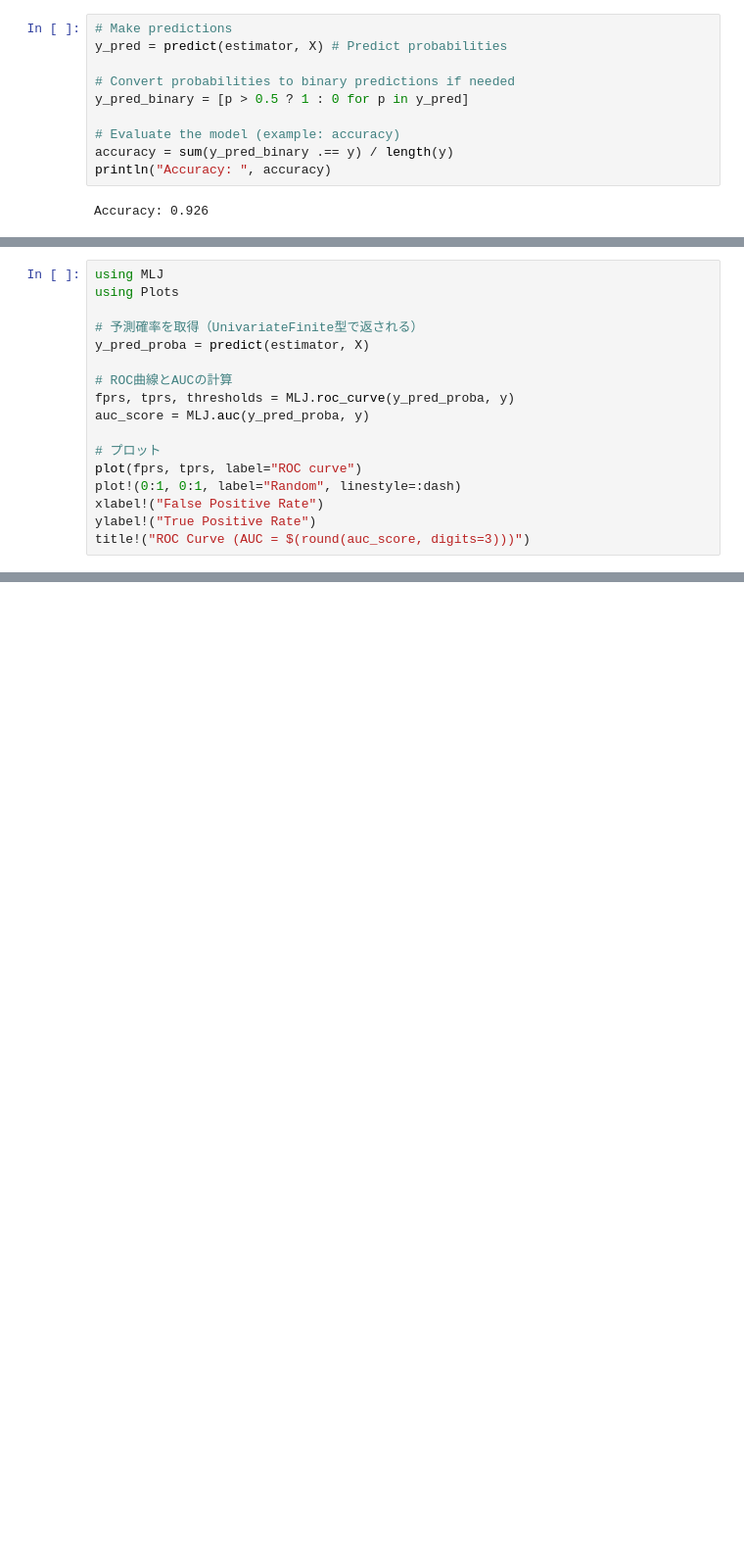
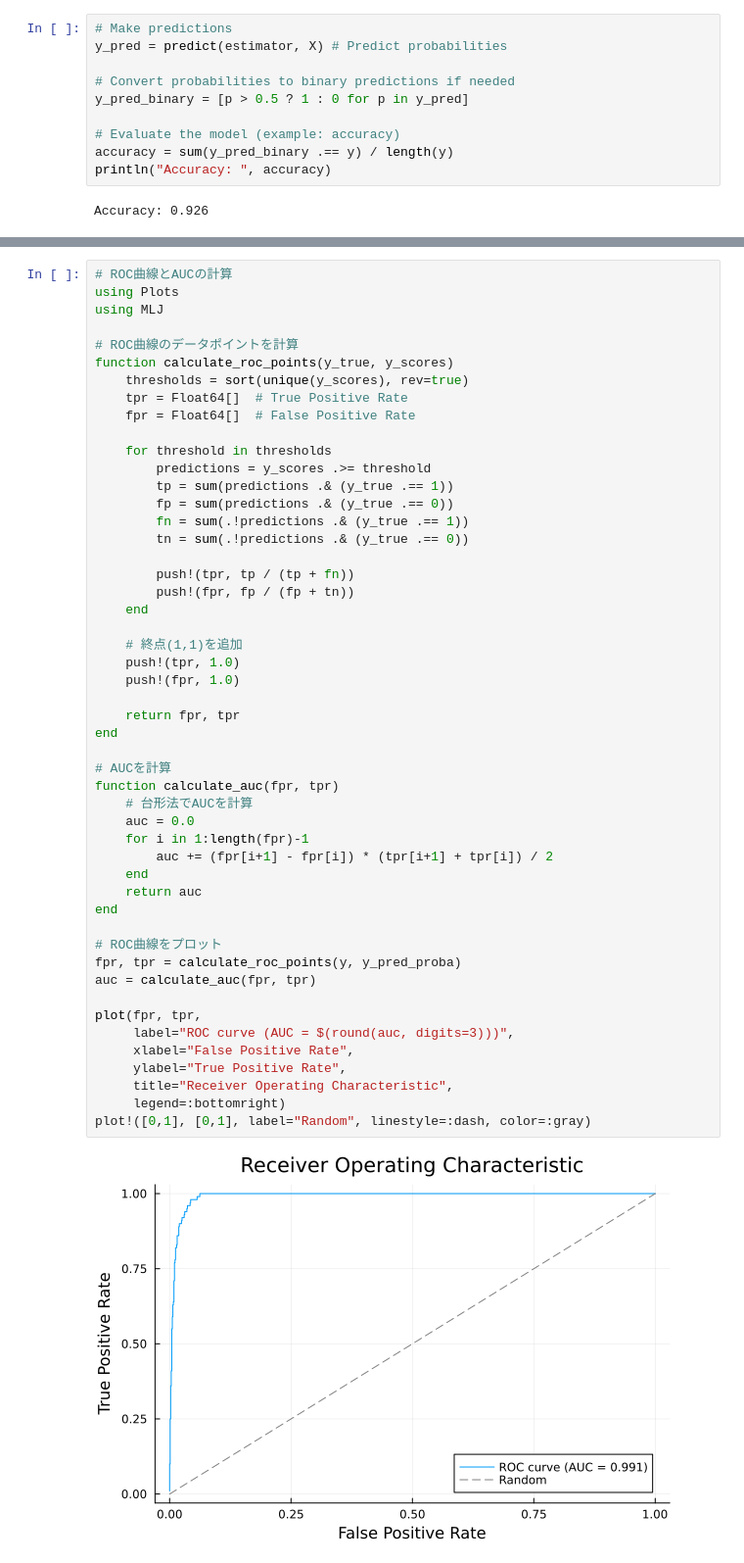
Before and after one commit to tndd/Mymljl, a Jupyter notebook: src/013_tree.ipynb, the cells around one changed output, grey strips where cells are left out. Shown: that part at 98% size. Drawn from its saved outputs; the diff is of its cells as text; blank space fills up the shorter version.

```diff
--- a/src/013_tree.ipynb
+++ b/src/013_tree.ipynb
@@ -199,17 +194,0 @@ y_pred_binary shape: (1000,)
-# %%
-using MLJ
-using Plots
-
-# 予測確率を取得（UnivariateFinite型で返される）
-y_pred_proba = predict(estimator, X)
-
-# ROC曲線とAUCの計算
-fprs, tprs, thresholds = MLJ.roc_curve(y_pred_proba, y)
-auc_score = MLJ.auc(y_pred_proba, y)
-
-# プロット
-plot(fprs, tprs, label="ROC curve")
-plot!(0:1, 0:1, label="Random", linestyle=:dash)
-xlabel!("False Positive Rate")
-ylabel!("True Positive Rate")
-title!("ROC Curve (AUC = $(round(auc_score, digits=3)))")
@@ -217,0 +195,52 @@ ArgumentError: ArgumentError: Was expecting categorical arguments: In a call lik
+# %%
+# ROC曲線とAUCの計算
+using Plots
+using MLJ
+
+# ROC曲線のデータポイントを計算
+function calculate_roc_points(y_true, y_scores)
+    thresholds = sort(unique(y_scores), rev=true)
+    tpr = Float64[]  # True Positive Rate
+    fpr = Float64[]  # False Positive Rate
+
+    for threshold in thresholds
+        predictions = y_scores .>= threshold
+        tp = sum(predictions .& (y_true .== 1))
+        fp = sum(predictions .& (y_true .== 0))
+        fn = sum(.!predictions .& (y_true .== 1))
+        tn = sum(.!predictions .& (y_true .== 0))
+
+        push!(tpr, tp / (tp + fn))
+        push!(fpr, fp / (fp + tn))
+    end
+
+    # 終点(1,1)を追加
+    push!(tpr, 1.0)
+    push!(fpr, 1.0)
+
+    return fpr, tpr
+end
+
+# AUCを計算
+function calculate_auc(fpr, tpr)
+    # 台形法でAUCを計算
+    auc = 0.0
+    for i in 1:length(fpr)-1
+        auc += (fpr[i+1] - fpr[i]) * (tpr[i+1] + tpr[i]) / 2
+    end
+    return auc
+end
+
+# ROC曲線をプロット
+fpr, tpr = calculate_roc_points(y, y_pred_proba)
+auc = calculate_auc(fpr, tpr)
+
+plot(fpr, tpr,
+     label="ROC curve (AUC = $(round(auc, digits=3)))",
+     xlabel="False Positive Rate",
+     ylabel="True Positive Rate",
+     title="Receiver Operating Characteristic",
+     legend=:bottomright)
+plot!([0,1], [0,1], label="Random", linestyle=:dash, color=:gray)
+# %% [output]
+[figure, added]
```
Also changed, not shown: parts of 7 cells of this notebook.
